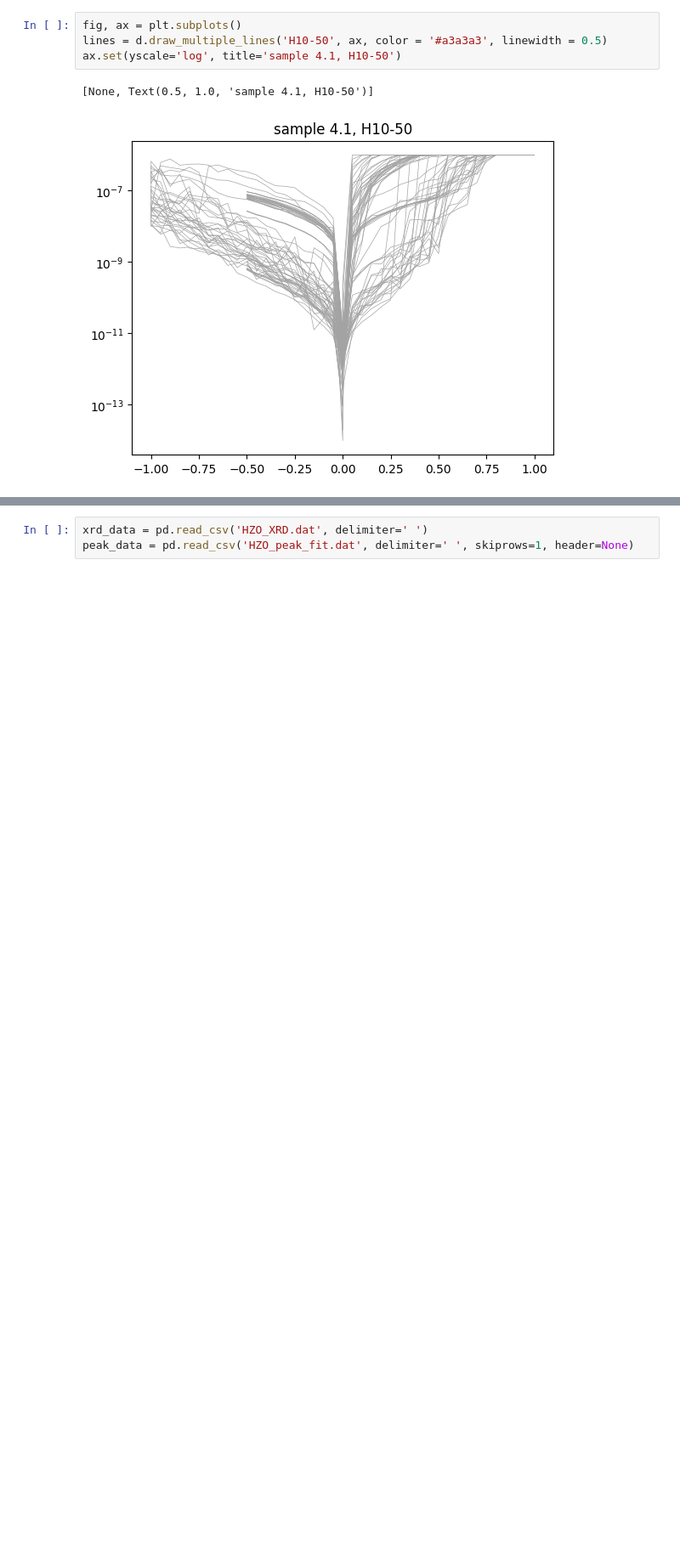
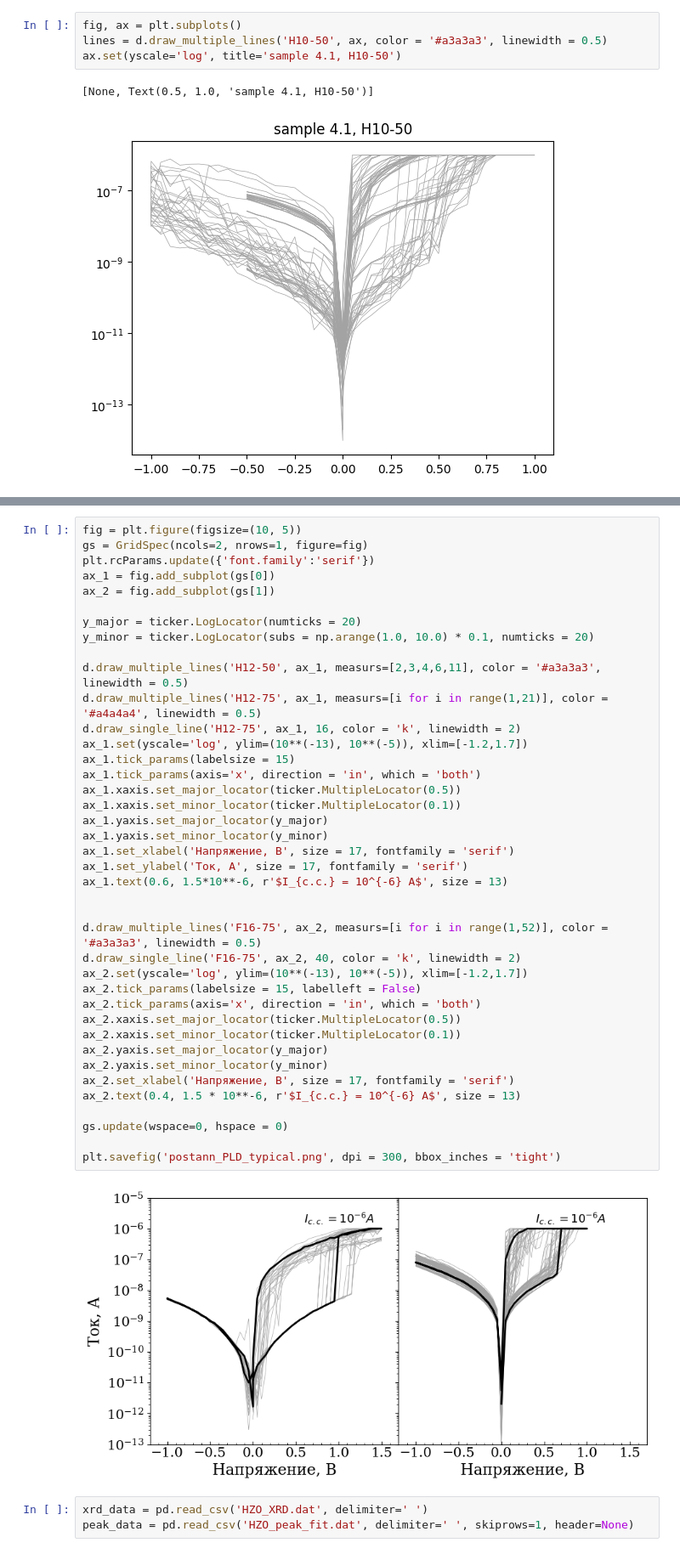
Before and after one commit to OneMoreGate/TiN-HZO_experimental, a Jupyter notebook: sample_4.1_postann_550_PLD/analysis.ipynb, the cells around one changed output, grey strips where cells are left out. Shown: that part at 85% size. Cells and saved outputs as stored; diff of their text form; blank space fills up the shorter version.

```diff
--- a/sample_4.1_postann_550_PLD/analysis.ipynb
+++ b/sample_4.1_postann_550_PLD/analysis.ipynb
@@ -85,5 +85,47 @@ plt.savefig('4.1_typical.png', dpi = 300, bbox_inches = 'tight')
 # %% [output]
 [figure]
+# %%
+fig = plt.figure(figsize=(10, 5))
+gs = GridSpec(ncols=2, nrows=1, figure=fig)
+plt.rcParams.update({'font.family':'serif'})
+ax_1 = fig.add_subplot(gs[0])
+ax_2 = fig.add_subplot(gs[1])
+
+y_major = ticker.LogLocator(numticks = 20)
+y_minor = ticker.LogLocator(subs = np.arange(1.0, 10.0) * 0.1, numticks = 20)
+
+d.draw_multiple_lines('H12-50', ax_1, measurs=[2,3,4,6,11], color = '#a3a3a3', linewidth = 0.5)
+d.draw_multiple_lines('H12-75', ax_1, measurs=[i for i in range(1,21)], color = '#a4a4a4', linewidth = 0.5)
+d.draw_single_line('H12-75', ax_1, 16, color = 'k', linewidth = 2)
+ax_1.set(yscale='log', ylim=(10**(-13), 10**(-5)), xlim=[-1.2,1.7])
+ax_1.tick_params(labelsize = 15)
+ax_1.tick_params(axis='x', direction = 'in', which = 'both')
+ax_1.xaxis.set_major_locator(ticker.MultipleLocator(0.5))
+ax_1.xaxis.set_minor_locator(ticker.MultipleLocator(0.1))
+ax_1.yaxis.set_major_locator(y_major)
+ax_1.yaxis.set_minor_locator(y_minor)
+ax_1.set_xlabel('Напряжение, В', size = 17, fontfamily = 'serif')
+ax_1.set_ylabel('Ток, А', size = 17, fontfamily = 'serif')
+ax_1.text(0.6, 1.5*10**-6, r'$I_{c.c.} = 10^{-6} A$', size = 13)
+
+
+d.draw_multiple_lines('F16-75', ax_2, measurs=[i for i in range(1,52)], color = '#a3a3a3', linewidth = 0.5)
+d.draw_single_line('F16-75', ax_2, 40, color = 'k', linewidth = 2)
+ax_2.set(yscale='log', ylim=(10**(-13), 10**(-5)), xlim=[-1.2,1.7])
+ax_2.tick_params(labelsize = 15, labelleft = False)
+ax_2.tick_params(axis='x', direction = 'in', which = 'both')
+ax_2.xaxis.set_major_locator(ticker.MultipleLocator(0.5))
+ax_2.xaxis.set_minor_locator(ticker.MultipleLocator(0.1))
+ax_2.yaxis.set_major_locator(y_major)
+ax_2.yaxis.set_minor_locator(y_minor)
+ax_2.set_xlabel('Напряжение, В', size = 17, fontfamily = 'serif')
+ax_2.text(0.4, 1.5 * 10**-6, r'$I_{c.c.} = 10^{-6} A$', size = 13)
+
+gs.update(wspace=0, hspace = 0)
+
+plt.savefig('postann_PLD_typical.png', dpi = 300, bbox_inches = 'tight')
+# %% [output]
+[figure, added]
 # %%
 xrd_data = pd.read_csv('HZO_XRD.dat', delimiter=' ')
 peak_data = pd.read_csv('HZO_peak_fit.dat', delimiter=' ', skiprows=1, header=None)
```
Also changed, not shown: parts of 1 cell of this notebook, 9 other files.
